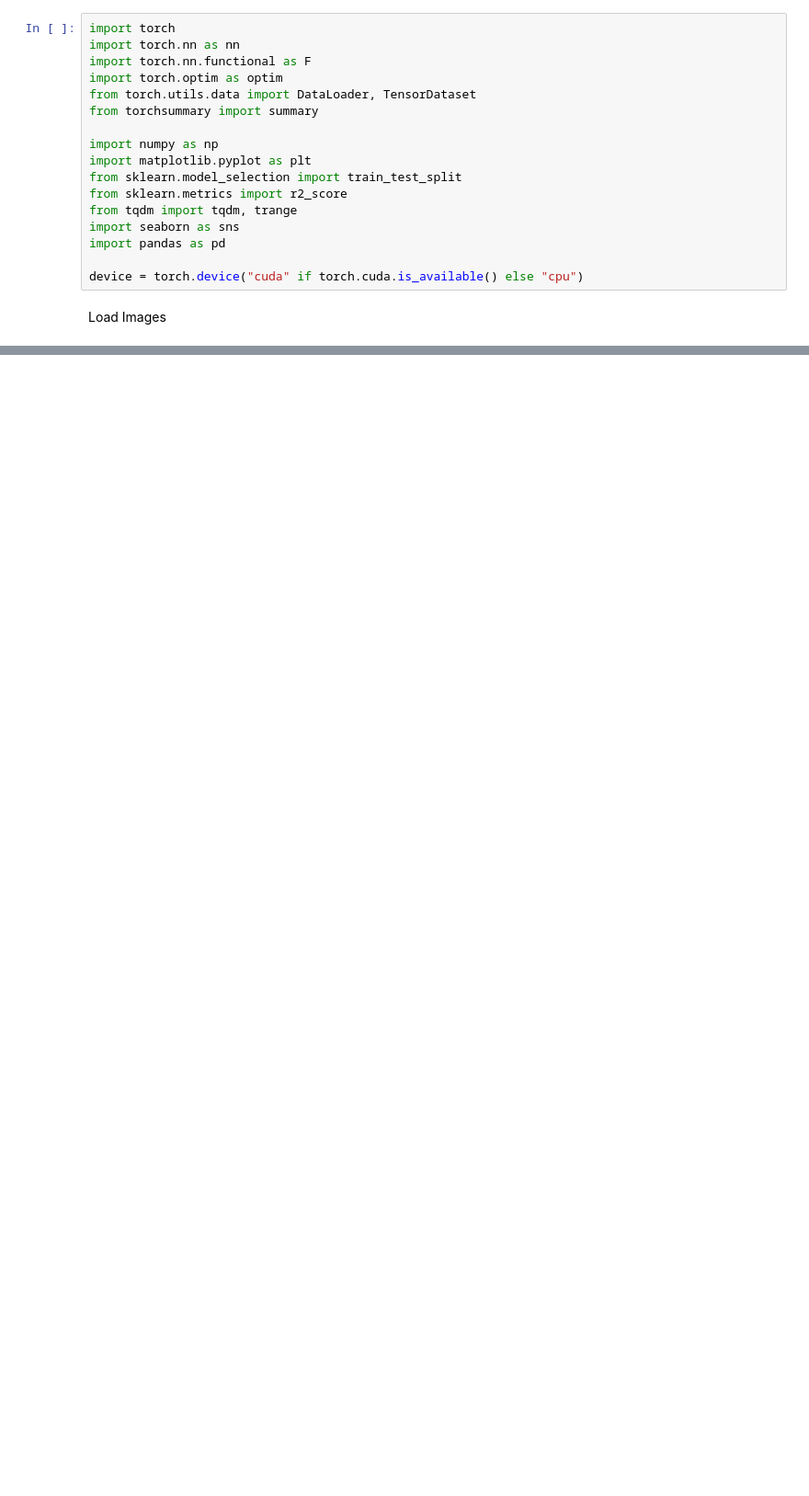
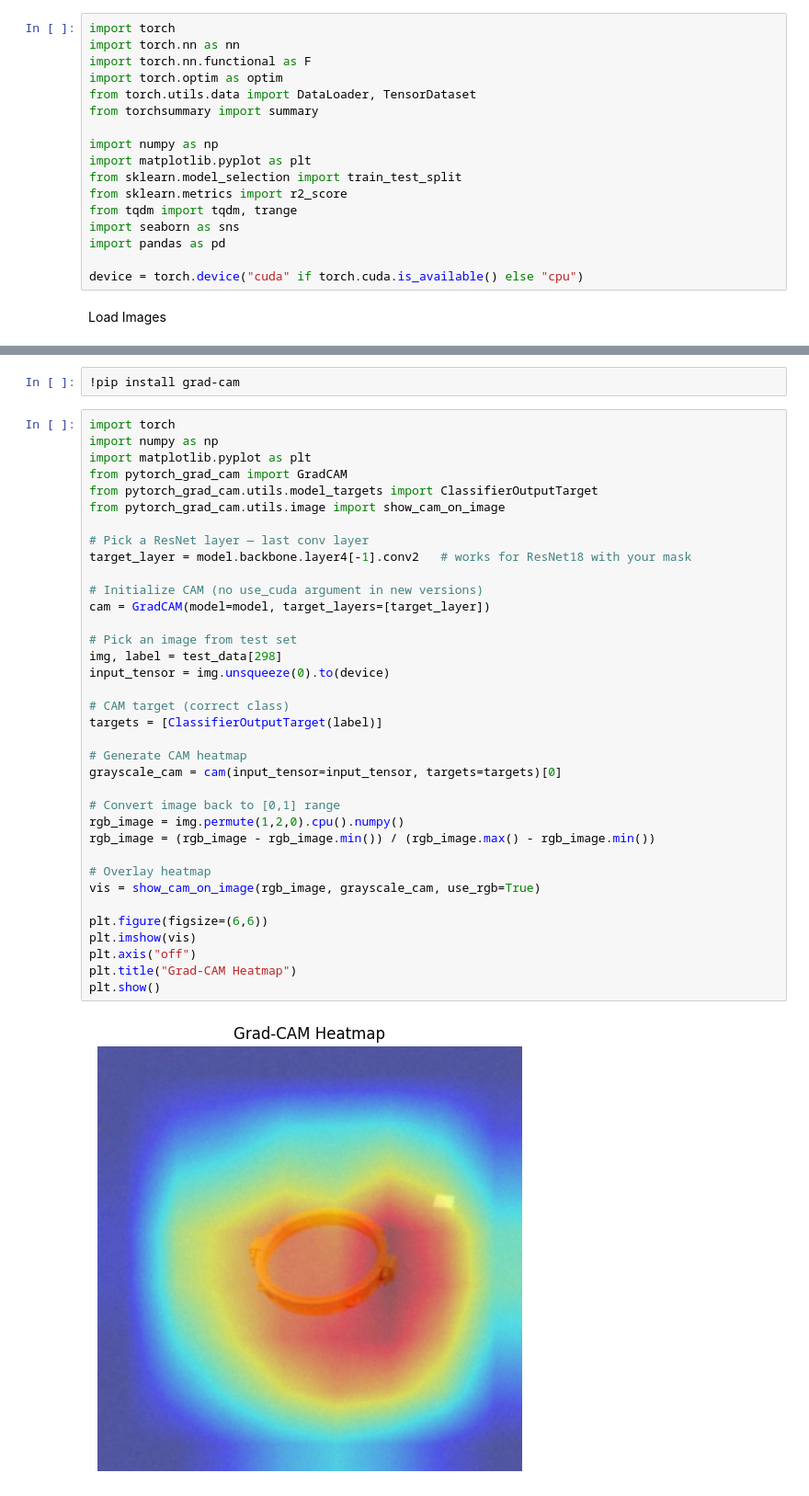
Before and after one commit to gtadams/2156-Final-Project, a Jupyter notebook: 2.156finalCNN.ipynb, the cells around one changed output, grey strips where cells are left out. Shown: that part at 92% size. Drawn from its saved outputs; the diff is of its cells as text; blank space fills up the shorter version.

```diff
--- a/2.156finalCNN.ipynb
+++ b/2.156finalCNN.ipynb
@@ -601,0 +436,40 @@ def plot_predictions_with_r2(model, X_validation, Y_validation, X_test, Y_test,
+# %%
+!pip install grad-cam
+# %%
+import torch
+import numpy as np
+import matplotlib.pyplot as plt
+from pytorch_grad_cam import GradCAM
+from pytorch_grad_cam.utils.model_targets import ClassifierOutputTarget
+from pytorch_grad_cam.utils.image import show_cam_on_image
+
+# Pick a ResNet layer — last conv layer
+target_layer = model.backbone.layer4[-1].conv2   # works for ResNet18 with your mask
+
+# Initialize CAM (no use_cuda argument in new versions)
+cam = GradCAM(model=model, target_layers=[target_layer])
+
+# Pick an image from test set
+img, label = test_data[298]
+input_tensor = img.unsqueeze(0).to(device)
+
+# CAM target (correct class)
+targets = [ClassifierOutputTarget(label)]
+
+# Generate CAM heatmap
+grayscale_cam = cam(input_tensor=input_tensor, targets=targets)[0]
+
+# Convert image back to [0,1] range
+rgb_image = img.permute(1,2,0).cpu().numpy()
+rgb_image = (rgb_image - rgb_image.min()) / (rgb_image.max() - rgb_image.min())
+
+# Overlay heatmap
+vis = show_cam_on_image(rgb_image, grayscale_cam, use_rgb=True)
+
+plt.figure(figsize=(6,6))
+plt.imshow(vis)
+plt.axis("off")
+plt.title("Grad-CAM Heatmap")
+plt.show()
+# %% [output]
+[figure, added]
```
Also changed, not shown: parts of 31 cells of this notebook, 1 other file.
